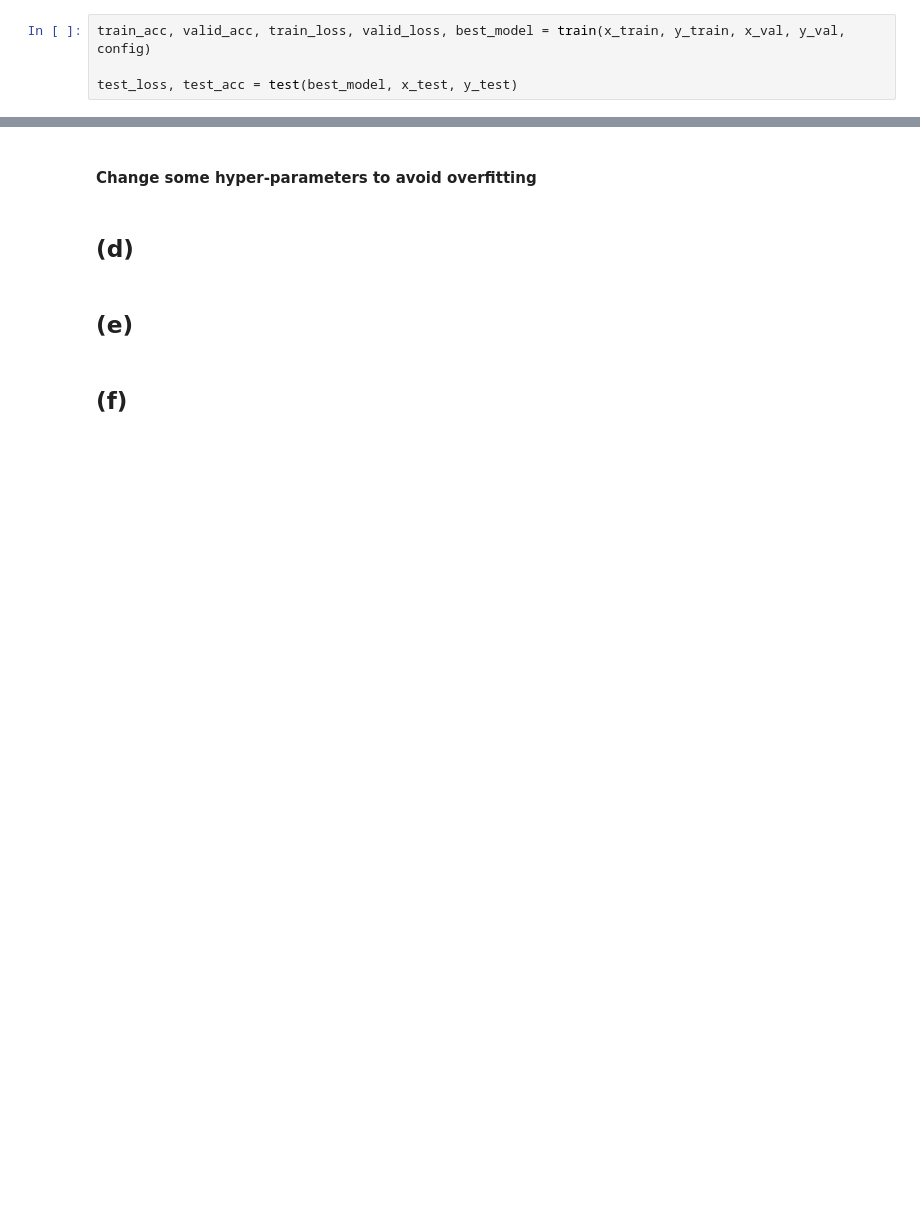
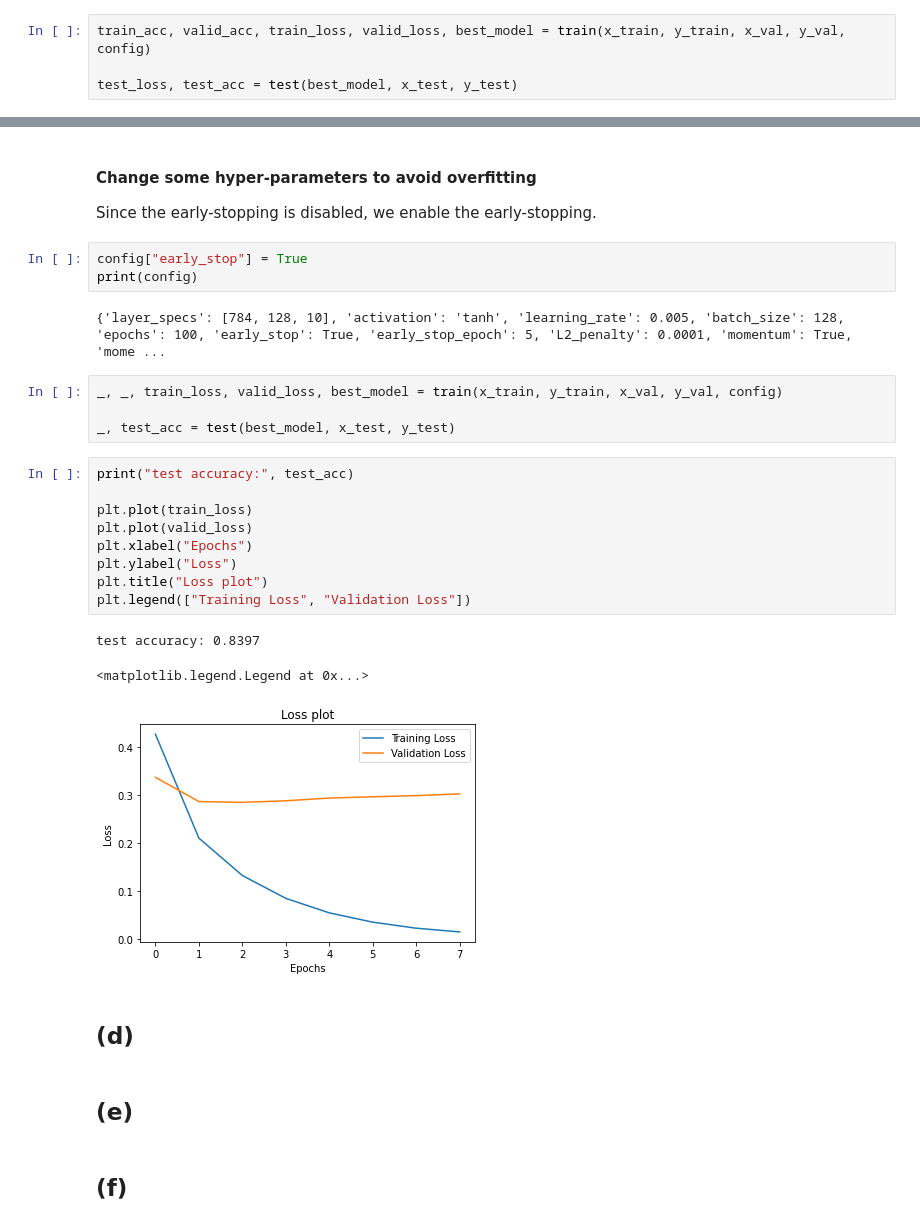
Before and after one commit to hblyx/CSE-151B, a Jupyter notebook: PA2/PA 2 notebook.ipynb, the cells around one changed output, grey strips where cells are left out. Cells and saved outputs as stored; diff of their text form; blank space fills up the shorter version.

```diff
--- a/PA2/PA 2 notebook.ipynb
+++ b/PA2/PA 2 notebook.ipynb
@@ -77,6 +80,30 @@ test accuracy is: 0.8413
 [figure]
 # %% [markdown]
 #### Change some hyper-parameters to avoid overfitting
+
+Since the early-stopping is disabled, we enable the early-stopping.
+# %%
+config["early_stop"] = True
+print(config)
+# %% [output]
+{'layer_specs': [784, 128, 10], 'activation': 'tanh', 'learning_rate': 0.005, 'batch_size': 128, 'epochs': 100, 'early_stop': True, 'early_stop_epoch': 5, 'L2_penalty': 0.0001, 'momentum': True, 'mome ...
+# %%
+_, _, train_loss, valid_loss, best_model = train(x_train, y_train, x_val, y_val, config)
+
+_, test_acc = test(best_model, x_test, y_test)
+# %%
+print("test accuracy:", test_acc)
+
+plt.plot(train_loss)
+plt.plot(valid_loss)
+plt.xlabel("Epochs")
+plt.ylabel("Loss")
+plt.title("Loss plot")
+plt.legend(["Training Loss", "Validation Loss"])
+# %% [output]
+test accuracy: 0.8397
+<matplotlib.legend.Legend at 0x...>
+[figure, added]
 # %% [markdown]
 ## (d)
 # %% [markdown]
```
Also changed, not shown: parts of 3 cells of this notebook.
